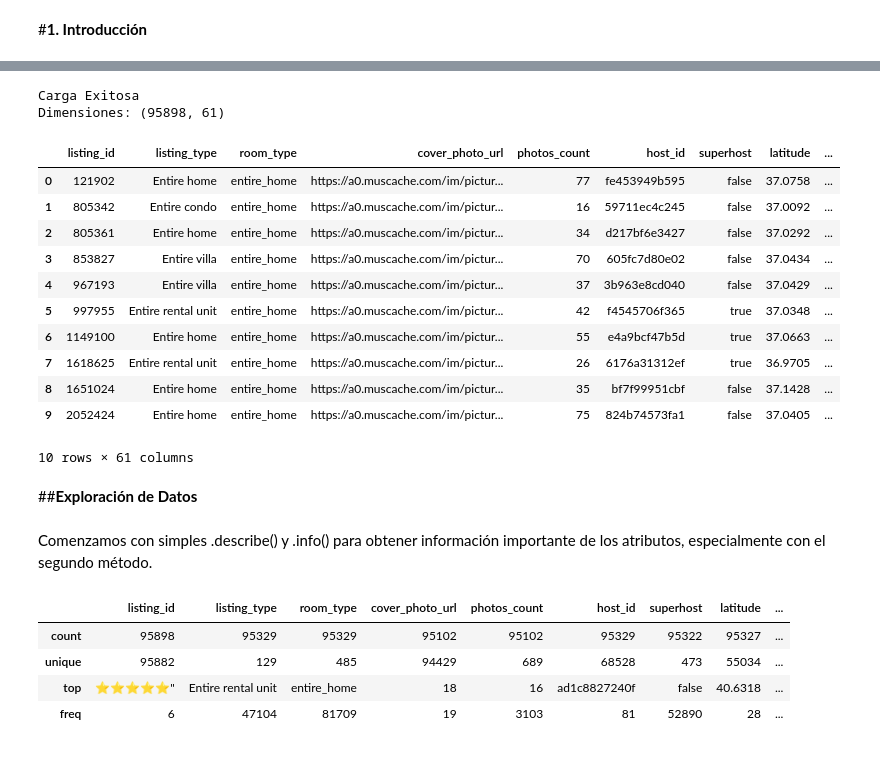
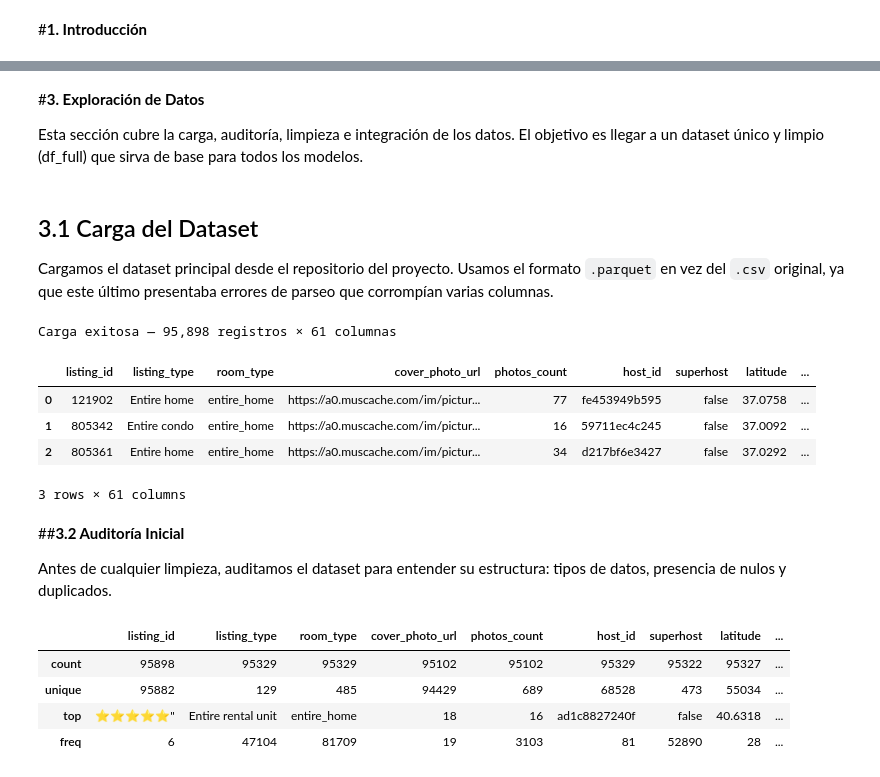
Before and after one commit to Rajevic-0/Proyecto-Mineria-De-Datos, a Jupyter notebook: Notebooks/Hito_1.ipynb, the cells around one changed output, grey strips where cells are left out. Cells and saved outputs as stored; diff of their text form; code cells hidden in the pictures.

```diff
--- a/Notebooks/Hito_1.ipynb
+++ b/Notebooks/Hito_1.ipynb
@@ -16,41 +41,43 @@ Dedicaremos esta sección del informe a la exploración de datos, donde se mostr
+# %% [markdown]
+#**3. Exploración de Datos**
+
+Esta sección cubre la carga, auditoría, limpieza e integración de los datos. El objetivo es llegar a un dataset único y limpio (df_full) que sirva de base para todos los modelos.
+# %% [markdown]
+## 3.1 Carga del Dataset
+Cargamos el dataset principal desde el repositorio del proyecto. Usamos el formato `.parquet` en vez del `.csv` original, ya que este último presentaba errores de parseo que corrompían varias columnas.
 # %%
 !pip -q install pyarrow
 # %%
 import pandas as pd
-import gdown
 import numpy as np
 import seaborn as sns
 import matplotlib.pyplot as plt
+import matplotlib.ticker as mticker
+
+sns.set_theme(style="whitegrid", palette="muted")
+plt.rcParams["figure.dpi"] = 120
+pd.set_option('future.no_silent_downcasting', True)
 
 url = "https://raw.githubusercontent.com/Rajevic-0/Proyecto-Mineria-De-Datos/21614a18231f34a2f38d2e238fca764d134ef4a2/listings.parquet"
+
 try:
-  df_init = pd.read_parquet(url, engine="pyarrow")
-  print("Carga Exitosa")
-  print(f"Dimensiones: {df_init.shape}")
+    df_init = pd.read_parquet(url, engine="pyarrow")
+    print(f"Carga exitosa — {df_init.shape[0]:,} registros × {df_init.shape[1]} columnas")
+except Exception as e:
+    print(f"Error: {e}")
 
-except Exception as e:
-  print(f"\nError crítico al procesar el archivo: {e}")
-
-df_init.head(10)
+df_init.head(3)
 # %% [output]
-Carga Exitosa
-Dimensiones: (95898, 61)
+Carga exitosa — 95,898 registros × 61 columnas
 |  | listing_id | listing_type | room_type | cover_photo_url | photos_count | host_id | superhost | latitude | ... |
 | 0 | 121902 | Entire home | entire_home | https://a0.muscache.com/im/pictur... | 77 | fe453949b595 | false | 37.0758 | ... |
 | 1 | 805342 | Entire condo | entire_home | https://a0.muscache.com/im/pictur... | 16 | 59711ec4c245 | false | 37.0092 | ... |
 | 2 | 805361 | Entire home | entire_home | https://a0.muscache.com/im/pictur... | 34 | d217bf6e3427 | false | 37.0292 | ... |
-| 3 | 853827 | Entire villa | entire_home | https://a0.muscache.com/im/pictur... | 70 | 605fc7d80e02 | false | 37.0434 | ... |
-| 4 | 967193 | Entire villa | entire_home | https://a0.muscache.com/im/pictur... | 37 | 3b963e8cd040 | false | 37.0429 | ... |
-| 5 | 997955 | Entire rental unit | entire_home | https://a0.muscache.com/im/pictur... | 42 | f4545706f365 | true | 37.0348 | ... |
-| 6 | 1149100 | Entire home | entire_home | https://a0.muscache.com/im/pictur... | 55 | e4a9bcf47b5d | true | 37.0663 | ... |
-| 7 | 1618625 | Entire rental unit | entire_home | https://a0.muscache.com/im/pictur... | 26 | 6176a31312ef | true | 36.9705 | ... |
-| 8 | 1651024 | Entire home | entire_home | https://a0.muscache.com/im/pictur... | 35 | bf7f99951cbf | false | 37.1428 | ... |
-| 9 | 2052424 | Entire home | entire_home | https://a0.muscache.com/im/pictur... | 75 | 824b74573fa1 | false | 37.0405 | ... |
-10 rows × 61 columns
+3 rows × 61 columns
-# %% [markdown]
-##**Exploración de Datos**
-# %% [markdown]
-Comenzamos con simples .describe() y .info() para obtener información importante de los atributos, especialmente con el segundo método.
+# %% [markdown]
+##**3.2 Auditoría Inicial**
+
+Antes de cualquier limpieza, auditamos el dataset para entender su estructura: tipos de datos, presencia de nulos y duplicados.
 # %%
 df_init.describe()
 # %% [output]
```
Also changed, not shown: parts of 38 cells of this notebook.
